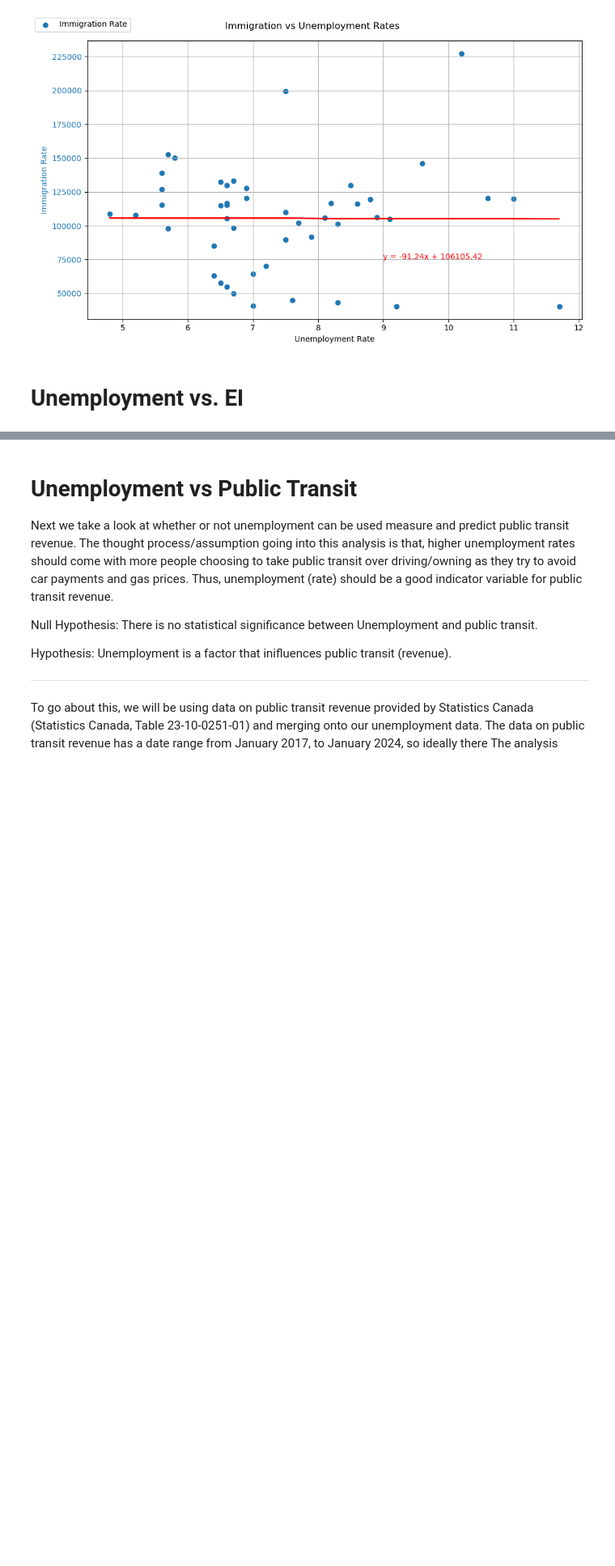
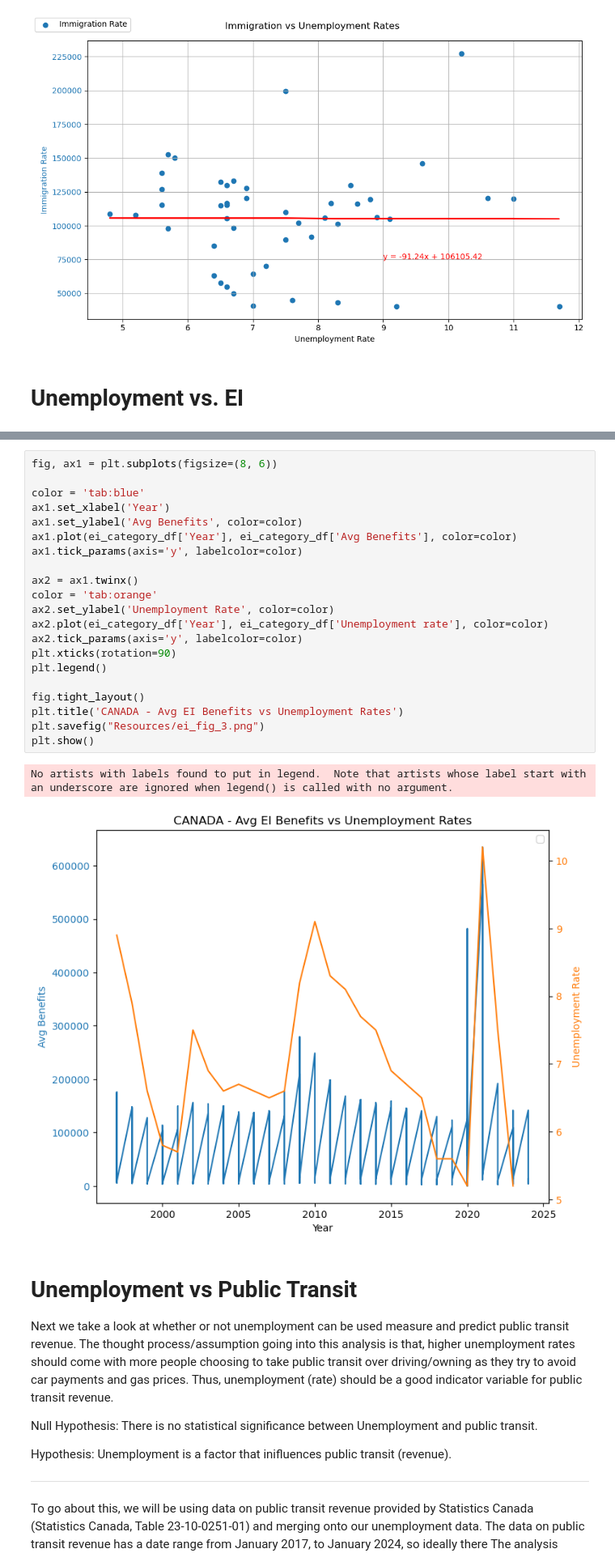
Before and after one commit to Cadeem-M/Project-1-Unemployment, a Jupyter notebook: analysis.ipynb, the cells around one changed output, grey strips where cells are left out. Shown at 81% size. Cells and saved outputs as stored; diff of their text form; blank space fills up the shorter version.

```diff
--- a/analysis.ipynb
+++ b/analysis.ipynb
@@ -501,3 +743,27 @@ ei_benefits_df.head()
+# %%
+fig, ax1 = plt.subplots(figsize=(8, 6))
+
+color = 'tab:blue'
+ax1.set_xlabel('Year')
+ax1.set_ylabel('Avg Benefits', color=color)
+ax1.plot(ei_category_df['Year'], ei_category_df['Avg Benefits'], color=color)
+ax1.tick_params(axis='y', labelcolor=color)
+
+ax2 = ax1.twinx()
+color = 'tab:orange'
+ax2.set_ylabel('Unemployment Rate', color=color)
+ax2.plot(ei_category_df['Year'], ei_category_df['Unemployment rate'], color=color)
+ax2.tick_params(axis='y', labelcolor=color)
+plt.xticks(rotation=90)
+plt.legend()
+
+fig.tight_layout()
+plt.title('CANADA - Avg EI Benefits vs Unemployment Rates')
+plt.savefig("Resources/ei_fig_3.png")
+plt.show()
+# %% [output]
+No artists with labels found to put in legend.  Note that artists whose label start with an underscore are ignored when legend() is called with no argument.
+[figure, added]
 # %% [markdown]
 # Unemployment vs Public Transit
 
```
Also changed, not shown: parts of 13 cells of this notebook, 3 other files.
